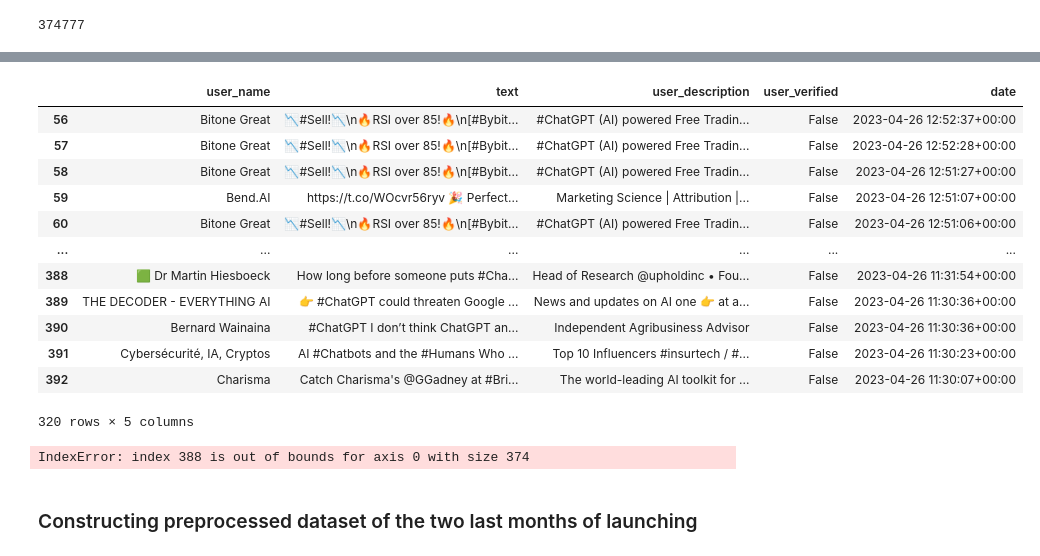
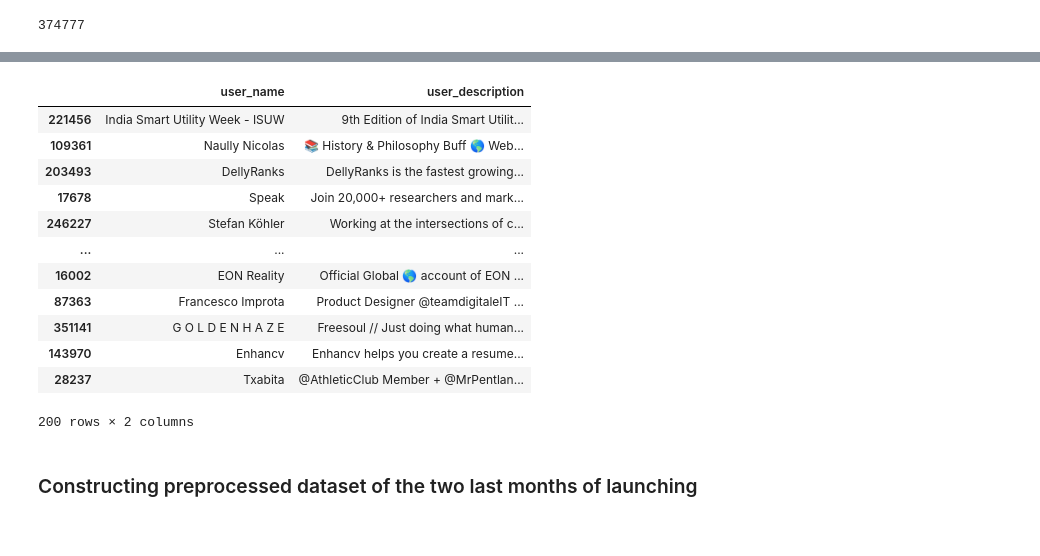
Before and after one commit to Ajkunas/computational-social-media, a Jupyter notebook: data_preprocessing.ipynb, the cells around one changed output, grey strips where cells are left out. Saved outputs shown, nothing was run; the diff lists cells and outputs as text; code cells hidden in the pictures.

```diff
--- a/data_preprocessing.ipynb
+++ b/data_preprocessing.ipynb
@@ -396,63 +378,18 @@ label = np.zeros(length)
+# %%
+user_descr = user[['user_name', 'user_description']]
 # %%
-sample.tail(320)
+user_descr.sample(200)
 # %% [output]
-|  | user_name | text | user_description | user_verified | date |
-| 56 | Bitone Great | 📉#Sell!📉\n🔥RSI over 85!🔥\n[#Bybit... | #ChatGPT (AI) powered Free Tradin... | False | 2023-04-26 12:52:37+00:00 |
-| 57 | Bitone Great | 📉#Sell!📉\n🔥RSI over 85!🔥\n[#Bybit... | #ChatGPT (AI) powered Free Tradin... | False | 2023-04-26 12:52:28+00:00 |
-| 58 | Bitone Great | 📉#Sell!📉\n🔥RSI over 85!🔥\n[#Bybit... | #ChatGPT (AI) powered Free Tradin... | False | 2023-04-26 12:51:27+00:00 |
-| 59 | Bend.AI | https://t.co/WOcvr56ryv 🎉 Perfect... | Marketing Science | Attribution |... | False | 2023-04-26 12:51:07+00:00 |
-| 60 | Bitone Great | 📉#Sell!📉\n🔥RSI over 85!🔥\n[#Bybit... | #ChatGPT (AI) powered Free Tradin... | False | 2023-04-26 12:51:06+00:00 |
-| ... | ... | ... | ... | ... | ... |
-| 388 | 🟩 Dr Martin Hiesboeck | How long before someone puts #Cha... | Head of Research @upholdinc • Fou... | False | 2023-04-26 11:31:54+00:00 |
-| 389 | THE DECODER - EVERYTHING AI | 👉 #ChatGPT could threaten Google ... | News and updates on AI one 👉 at a... | False | 2023-04-26 11:30:36+00:00 |
-| 390 | Bernard Wainaina | #ChatGPT I don’t think ChatGPT an... | Independent Agribusiness Advisor | False | 2023-04-26 11:30:36+00:00 |
-| 391 | Cybersécurité, IA, Cryptos | AI #Chatbots and the #Humans Who ... | Top 10 Influencers #insurtech / #... | False | 2023-04-26 11:30:23+00:00 |
-| 392 | Charisma | Catch Charisma's @GGadney at #Bri... | The world-leading AI toolkit for ... | False | 2023-04-26 11:30:07+00:00 |
+|  | user_name | user_description |
+| 221456 | India Smart Utility Week - ISUW | 9th Edition of India Smart Utilit... |
+| 109361 | Naully Nicolas | 📚 History & Philosophy Buff 🌎 Web... |
+| 203493 | DellyRanks | DellyRanks is the fastest growing... |
+| 17678 | Speak | Join 20,000+ researchers and mark... |
+| 246227 | Stefan Köhler | Working at the intersections of c... |
+| ... | ... | ... |
+| 16002 | EON Reality | Official Global 🌎 account of EON ... |
+| 87363 | Francesco Improta | Product Designer @teamdigitaleIT ... |
+| 351141 | G O L D E N H A Z E | Freesoul // Just doing what human... |
+| 143970 | Enhancv | Enhancv helps you create a resume... |
+| 28237 | Txabita | @AthleticClub Member + @MrPentlan... |
-320 rows × 5 columns
+200 rows × 2 columns
-# %%
-# A REFAIRE
-label[4] = 1
-label[11] = 1
-label[18] = 1
-label[25] = 1
-label[27] = 1
-label[278] = 1
-label[186] = 1
-label[352] = 1
-label[23] = 1
-label[274] = 1
-label[188] = 1
-label[185] = 1
-label[110] = 1
-label[282] = 1
-label[298] = 1
-label[72] = 1
-label[139] = 1
-label[79] = 1
-label[364] = 1
-label[261] = 1
-label[182] = 1
-label[241] = 1
-label[360] = 1
-label[207] = 1
-label[231] = 1
-label[294] = 1
-label[388] = 1
-label[364] = 1
-label[352] = 1
-label[301] = 1
-label[298] = 1
-label[290] = 1
-label[274] = 1
-label[244] = 1
-label[219] = 1
-label[213] = 1
-label[146] = 1
-label[99] = 1
-label[83] = 1
-label[79] = 1
-label[72] = 1
-label[62] = 1
-label[63] = 1
-# %% [output]
-IndexError: index 388 is out of bounds for axis 0 with size 374
```
Also changed, not shown: parts of 30 cells of this notebook, 3 other files.
